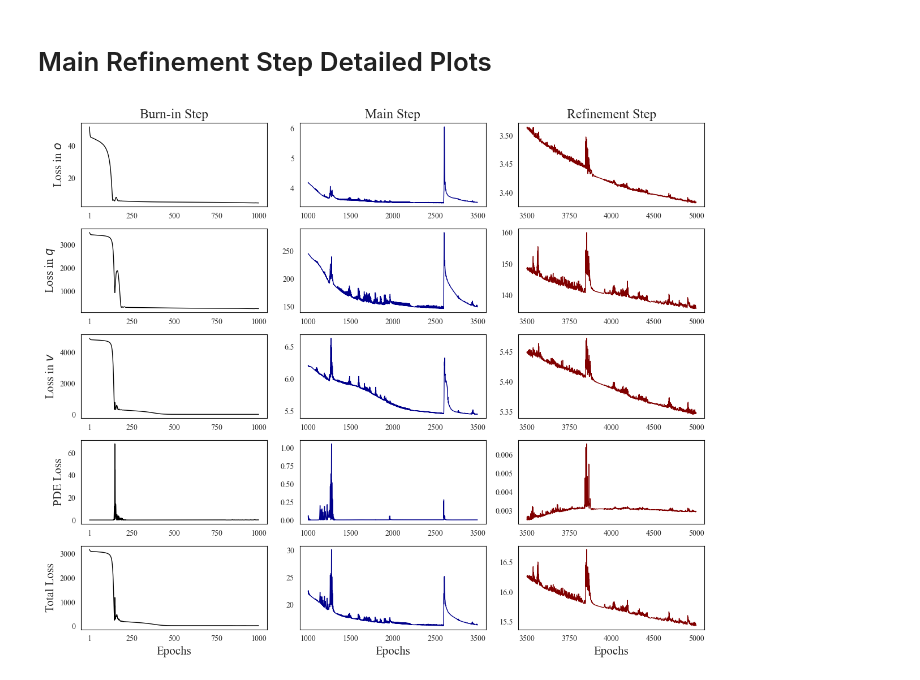
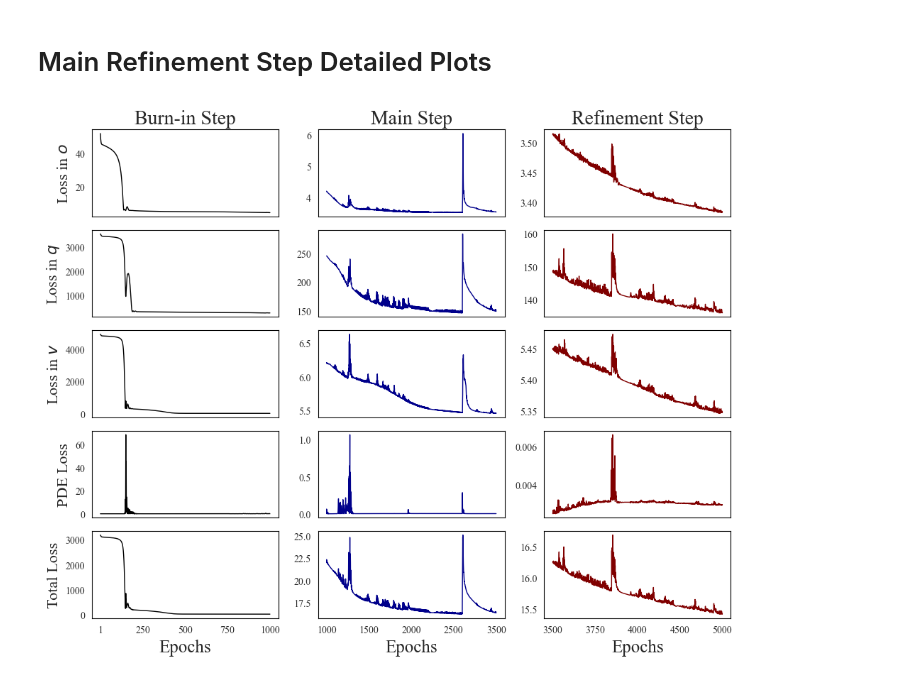
Before and after one commit to wzh96/Flow_PDE_FIND, a Jupyter notebook: Losses_Plots.ipynb, the cells around one changed output. Saved outputs shown, nothing was run; the diff lists cells and outputs as text; code cells hidden in the pictures.

```diff
--- a/Losses_Plots.ipynb
+++ b/Losses_Plots.ipynb
@@ -18,15 +18,15 @@ class CPU_Unpickler(pickle.Unpickler):
         else:
             return super().find_class(module, name)
 
-file_path = 'Losses/loss_burnin_all.pkl'
+file_path = 'Model_Final/Losses/loss_burnin_all.pkl'
 with open(file_path, 'rb') as pickle_file:
     loss_burnin = CPU_Unpickler(pickle_file).load()
 
-file_path = 'Losses/loss_main_all.pkl'
+file_path = 'Model_Final/Losses/loss_main_all.pkl'
 with open(file_path, 'rb') as pickle_file:
     loss_main = CPU_Unpickler(pickle_file).load()
 
-file_path = 'Losses/loss_refine_all.pkl'
+file_path = 'Model_Final/Losses/loss_refine_all.pkl'
 with open(file_path, 'rb') as pickle_file:
     loss_refine = CPU_Unpickler(pickle_file).load()
 # %%
@@ -306,7 +306,7 @@ plt.show()
 # %%
 import numpy as np
 
-fig, axs = plt.subplots(nrows=5, ncols=3, figsize=(12,10), sharex=False)
+fig, axs = plt.subplots(nrows=5, ncols=3, figsize=(10,8), sharex='col')
 
 # Define a function to set spine color
 def set_spine_color(ax):
@@ -317,11 +317,11 @@ def set_spine_color(ax):
 def plot_data(ax, data, title=None, xlabel=None, ylabel=None, x_ticks=None, x_labels=None, color='#1f77b4', linewidth=1):
     ax.plot(data, color=color, linewidth=linewidth)
     if title:
-        ax.set_title(title, fontsize=17)
+        ax.set_title(title, fontsize=20)
     if xlabel:
-        ax.set_xlabel(xlabel, fontsize=15)
+        ax.set_xlabel(xlabel, fontsize=18)
     if ylabel:
-        ax.set_ylabel(ylabel, fontsize=15)
+        ax.set_ylabel(ylabel, fontsize=16)
     ax.grid(False)
     set_spine_color(ax)
 
@@ -350,31 +350,31 @@ refine_ticks = [1, 375, 750, 1125, 1500]
 burnin_labels = ['1', '250', '500', '750', '1000']
 main_labels = ['1000', '1500', '2000', '2500', '3500']
 refine_labels = ['3500', '3750', '4000', '4500', '5000']
 
 # Plot all subplots with different colors and x-axis ranges for each training step
 plot_data(axs[0, 0], occu_burnin, title='Burn-in Step', ylabel='Loss in $o$', color=burnin_color, x_ticks=burnin_ticks, x_labels=burnin_labels)
 plot_data(axs[0, 1], occu_main, title='Main Step', color=main_color, x_ticks=main_ticks, x_labels=main_labels)
 plot_data(axs[0, 2], occu_refine, title='Refinement Step', color=refine_color, x_ticks=refine_ticks, x_labels=refine_labels)
 
 plot_data(axs[1, 0], flow_burnin, ylabel='Loss in $q$', color=burnin_color, x_ticks=burnin_ticks, x_labels=burnin_labels)
 plot_data(axs[1, 1], flow_main, color=main_color, x_ticks=main_ticks, x_labels=main_labels)
 plot_data(axs[1, 2], flow_refine, color=refine_color, x_ticks=refine_ticks, x_labels=refine_labels)
 
 plot_data(axs[2, 0], speed_burnin, ylabel='Loss in $v$', color=burnin_color, x_ticks=burnin_ticks, x_labels=burnin_labels)
 plot_data(axs[2, 1], speed_main, color=main_color, x_ticks=main_ticks, x_labels=main_labels)
 plot_data(axs[2, 2], speed_refine, color=refine_color, x_ticks=refine_ticks, x_labels=refine_labels)
 
 plot_data(axs[3, 0], k_t_burnin, ylabel='PDE Loss', color=burnin_color, x_ticks=burnin_ticks, x_labels=burnin_labels)
 plot_data(axs[3, 1], k_t_main, color=main_color, x_ticks=main_ticks, x_labels=main_labels)
 plot_data(axs[3, 2], k_t_refine, color=refine_color, x_ticks=refine_ticks, x_labels=refine_labels)
 
 plot_data(axs[4, 0], burnin_losses, xlabel='Epochs', ylabel='Total Loss', color=burnin_color, x_ticks=burnin_ticks, x_labels=burnin_labels)
 plot_data(axs[4, 1], main_losses, xlabel='Epochs', color=main_color, x_ticks=main_ticks, x_labels=main_labels)
 plot_data(axs[4, 2], refine_losses, xlabel='Epochs', color=refine_color, x_ticks=refine_ticks, x_labels=refine_labels)
 
 plt.tight_layout()
 plt.rcParams['font.family'] = 'Times New Roman'
 plt.show()
 fig.savefig("Figures/Losses/All_loss_plots.png", dpi = 300)
 # %% [output]
-[figure, old version]
+[figure, new version]
```
Also changed, not shown: parts of 1 cell of this notebook, 17 other files.
